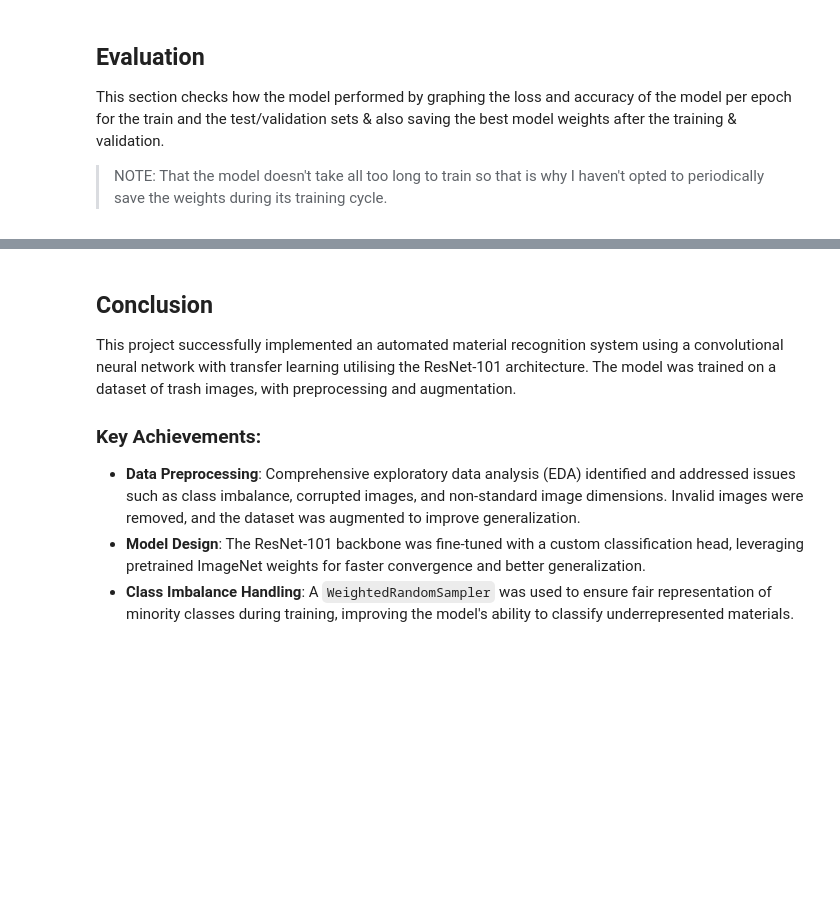
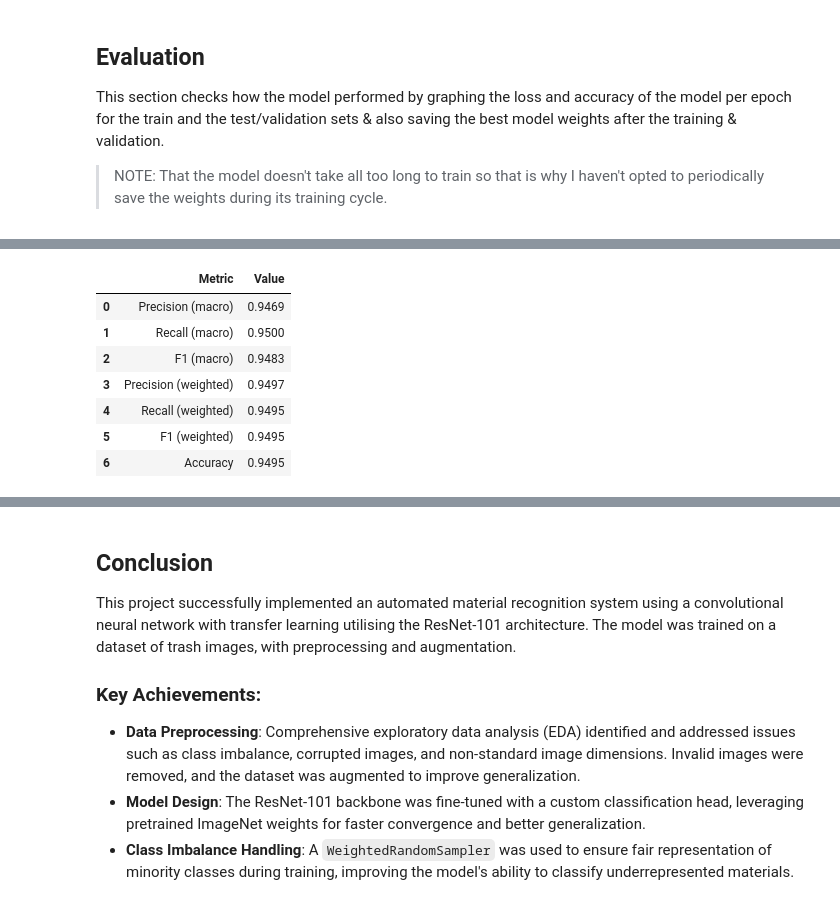
Before and after one commit to morrison-page/material-classification, a Jupyter notebook: material-recognition.ipynb, the cells around one changed output, grey strips where cells are left out. Drawn from its saved outputs; the diff is of its cells as text; code cells hidden in the pictures; blank space fills up the shorter version.

```diff
--- a/material-recognition.ipynb
+++ b/material-recognition.ipynb
@@ -1131,0 +1211,73 @@ Best Validation Accuracy: 95.01%
+# %%
+# Collect validation Predictions
+model.eval()
+all_labels, all_preds, all_probs = [], [], []
+
+with torch.no_grad():
+    for images, labels in val_loader:
+        images = images.to(device)
+        outputs = model(images)
+        probs = torch.softmax(outputs, dim=1).cpu()
+        preds = torch.argmax(probs, dim=1)
+
+        all_probs.append(probs)
+        all_preds.append(preds)
+        all_labels.append(labels.cpu().to(torch.int64))
+
+y_true = torch.cat(all_labels)
+y_pred = torch.cat(all_preds)
+y_prob = torch.cat(all_probs)
+
+num_classes = y_prob.shape[1]
+class_names = ['cardboard', 'glass', 'metal', 'paper', 'plastic', 'trash']
+if len(class_names) != num_classes:
+    class_names = [f'Class {i}' for i in range(num_classes)]
+
+# Metrics
+cm = multiclass_confusion_matrix(y_true, y_pred, num_classes)
+metrics = classification_metrics_from_cm(cm)
+
+metrics_log = pd.DataFrame({
+    "Metric": [
+        "Precision (macro)",
+        "Recall (macro)",
+        "F1 (macro)",
+        "Precision (weighted)",
+        "Recall (weighted)",
+        "F1 (weighted)",
+        "Accuracy"
+    ],
+    "Value": [
+        metrics["precision_macro"],
+        metrics["recall_macro"],
+        metrics["f1_macro"],
+        metrics["precision_weighted"],
+        metrics["recall_weighted"],
+        metrics["f1_weighted"],
+        metrics["accuracy"],
+    ]
+})
+
+display(HTML("<h2>Validation Metrics</h2>"))
+display(metrics_log.style.format({"Value": "{:.4f}"}))
+
+report_df = pd.DataFrame({
+    "Class": class_names,
+    "Precision": metrics["precision_per_class"].tolist(),
+    "Recall": metrics["recall_per_class"].tolist(),
+    "F1-score": metrics["f1_per_class"].tolist(),
+    "Support": metrics["support_per_class"].to(torch.int64).tolist(),
+})
+
+print("\nPer-class report:")
+print(
+    report_df.to_string(
+        index=False,
+        formatters={
+            "Precision": "{:.4f}".format,
+            "Recall": "{:.4f}".format,
+            "F1-score": "{:.4f}".format,
+        }
+    )
+)
+# %% [output]
@@ -1131,0 +1285,8 @@ Best Validation Accuracy: 95.01%
+|  | Metric | Value |
+| 0 | Precision (macro) | 0.9469 |
+| 1 | Recall (macro) | 0.9500 |
+| 2 | F1 (macro) | 0.9483 |
+| 3 | Precision (weighted) | 0.9497 |
+| 4 | Recall (weighted) | 0.9495 |
+| 5 | F1 (weighted) | 0.9495 |
+| 6 | Accuracy | 0.9495 |
```
Also changed, not shown: parts of 14 cells of this notebook, 1 other file.
